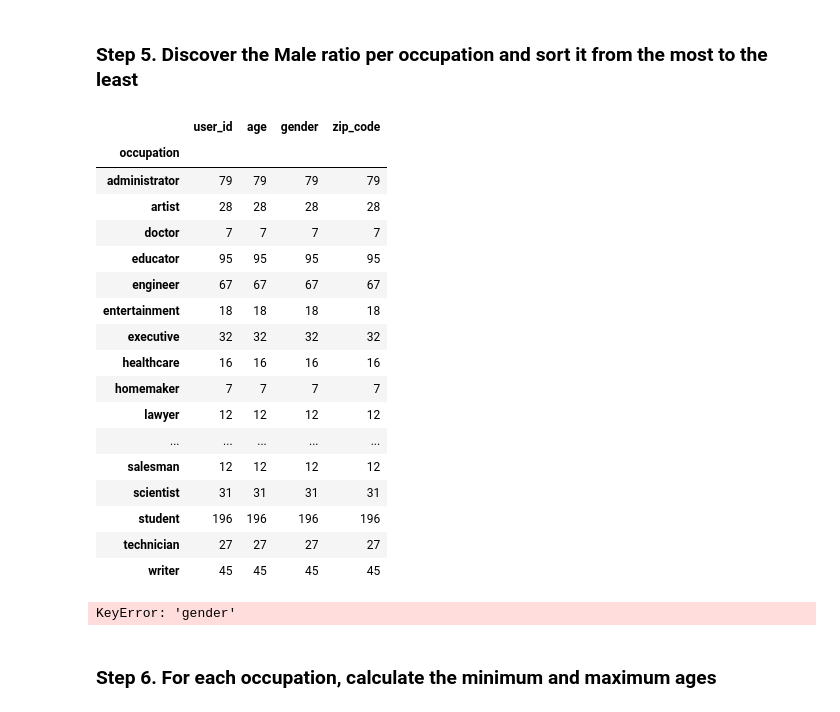
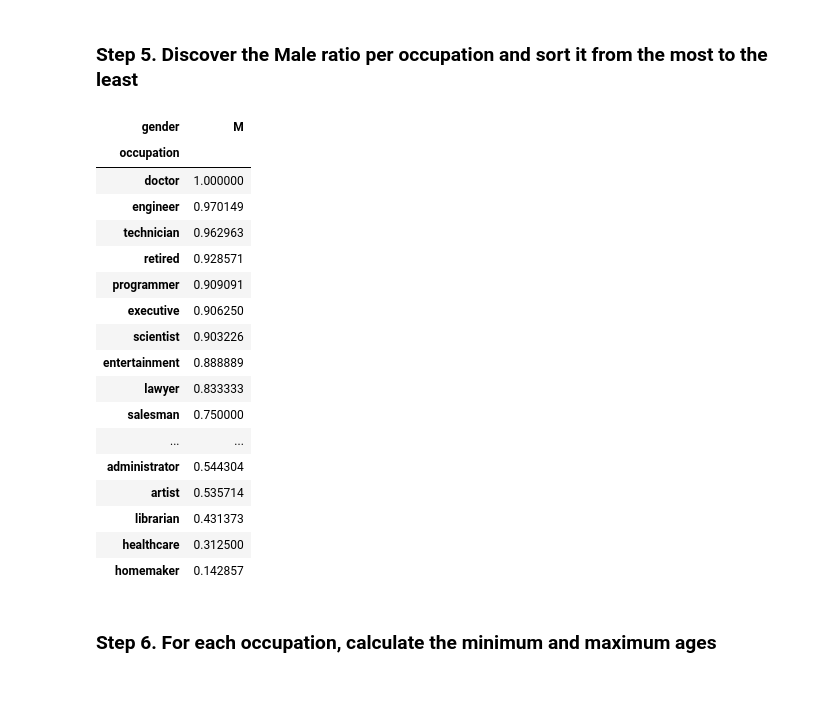
Before and after one commit to pauly51994/nyc-mhtn-ds-071519-lectures, a Jupyter notebook: week-4/Pandas/Pandas_groupby/occupation_practice.ipynb, the cells around one changed output. Saved outputs shown, nothing was run; the diff lists cells and outputs as text; code cells hidden in the pictures.

```diff
--- a/week-4/Pandas/Pandas_groupby/occupation_practice.ipynb
+++ b/week-4/Pandas/Pandas_groupby/occupation_practice.ipynb
@@ -61,31 +61,27 @@ users.groupby('occupation')[['age']].mean()
 | writer | 36.311111 |
 # %% [markdown]
 ### Step 5. Discover the Male ratio per occupation and sort it from the most to the least
-# %%
-users.groupby('occupation').count()
-# %% [output]
-|  | user_id | age | gender | zip_code |
-| occupation |  |  |  |  |
-| administrator | 79 | 79 | 79 | 79 |
-| artist | 28 | 28 | 28 | 28 |
-| doctor | 7 | 7 | 7 | 7 |
-| educator | 95 | 95 | 95 | 95 |
-| engineer | 67 | 67 | 67 | 67 |
-| entertainment | 18 | 18 | 18 | 18 |
-| executive | 32 | 32 | 32 | 32 |
-| healthcare | 16 | 16 | 16 | 16 |
-| homemaker | 7 | 7 | 7 | 7 |
-| lawyer | 12 | 12 | 12 | 12 |
-| ... | ... | ... | ... | ... |
-| salesman | 12 | 12 | 12 | 12 |
-| scientist | 31 | 31 | 31 | 31 |
-| student | 196 | 196 | 196 | 196 |
-| technician | 27 | 27 | 27 | 27 |
-| writer | 45 | 45 | 45 | 45 |
-# %%
-users.groupby('occupation').
-# %% [output]
-KeyError: 'gender'
+# %%
+users.groupby('occupation')['gender'].value_counts().unstack().fillna(0).apply(lambda x: x/sum(x), axis=1)[['M']].sort_values('M',ascending=False)
+# %% [output]
+| gender | M |
+| occupation |  |
+| doctor | 1.000000 |
+| engineer | 0.970149 |
+| technician | 0.962963 |
+| retired | 0.928571 |
+| programmer | 0.909091 |
+| executive | 0.906250 |
+| scientist | 0.903226 |
+| entertainment | 0.888889 |
+| lawyer | 0.833333 |
+| salesman | 0.750000 |
+| ... | ... |
+| administrator | 0.544304 |
+| artist | 0.535714 |
+| librarian | 0.431373 |
+| healthcare | 0.312500 |
+| homemaker | 0.142857 |
 # %% [markdown]
 ### Step 6. For each occupation, calculate the minimum and maximum ages
 # %%
```
Also changed, not shown: parts of 2 cells of this notebook, 1 other file.
